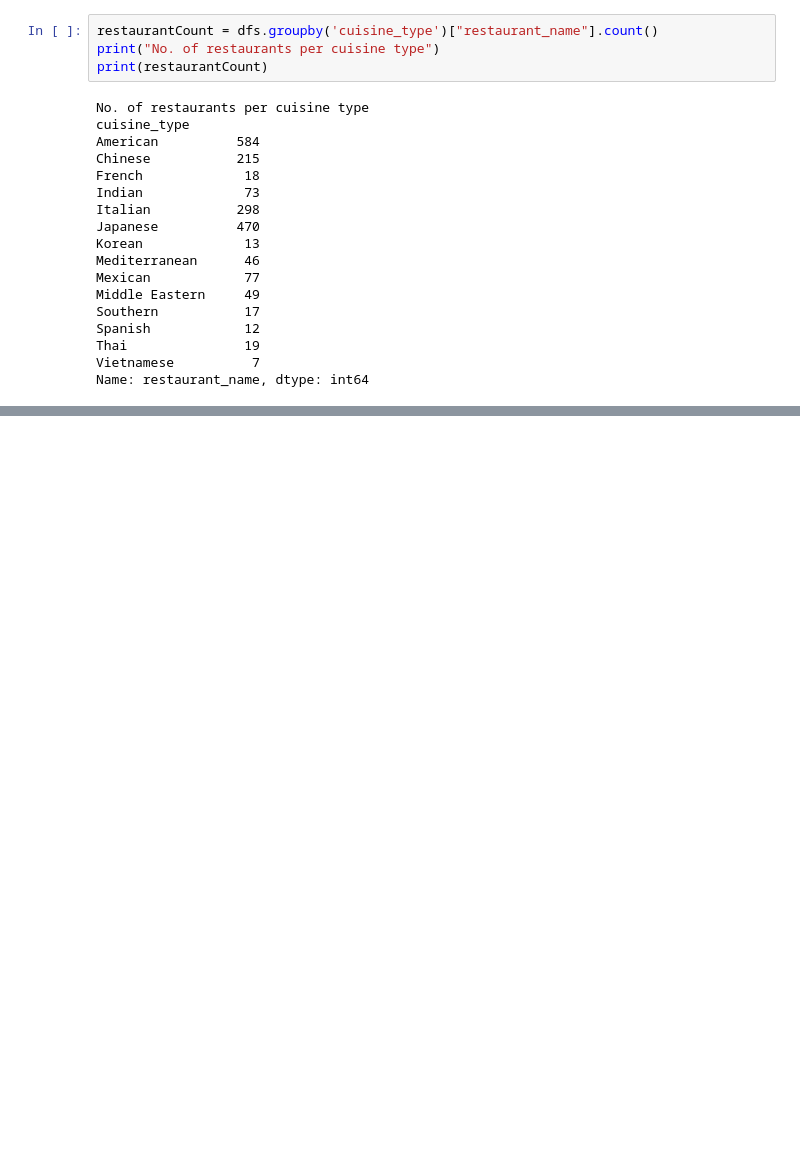
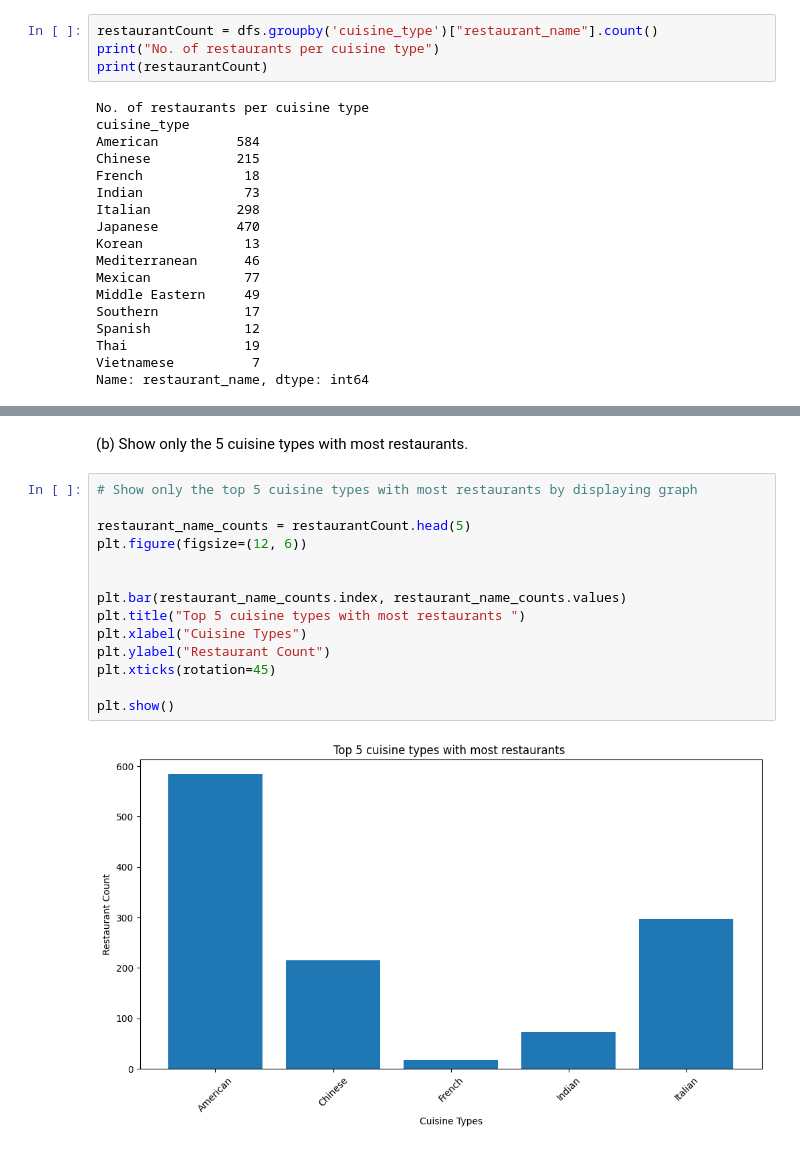
Before and after one commit to Ms-Shaukat/DataAnalyticsProjectsandPortfolio, a Jupyter notebook: DA_Green_Assignment2_Munazza_Shaukat_munazza_guide_gmail_com.ipynb, the cells around one changed output, grey strips where cells are left out. Drawn from its saved outputs; the diff is of its cells as text; blank space fills up the shorter version.

```diff
--- a/DA_Green_Assignment2_Munazza_Shaukat_munazza_guide_gmail_com.ipynb
+++ b/DA_Green_Assignment2_Munazza_Shaukat_munazza_guide_gmail_com.ipynb
@@ -153,0 +167,18 @@ Name: restaurant_name, dtype: int64
+# %% [markdown]
+(b) Show only the 5 cuisine types with most restaurants.
+# %%
+# Show only the top 5 cuisine types with most restaurants by displaying graph
+
+restaurant_name_counts = restaurantCount.head(5)
+plt.figure(figsize=(12, 6))
+
+
+plt.bar(restaurant_name_counts.index, restaurant_name_counts.values)
+plt.title("Top 5 cuisine types with most restaurants ")
+plt.xlabel("Cuisine Types")
+plt.ylabel("Restaurant Count")
+plt.xticks(rotation=45)
+
+plt.show()
+# %% [output]
+[figure, added]
```
Also changed, not shown: parts of 2 cells of this notebook.
